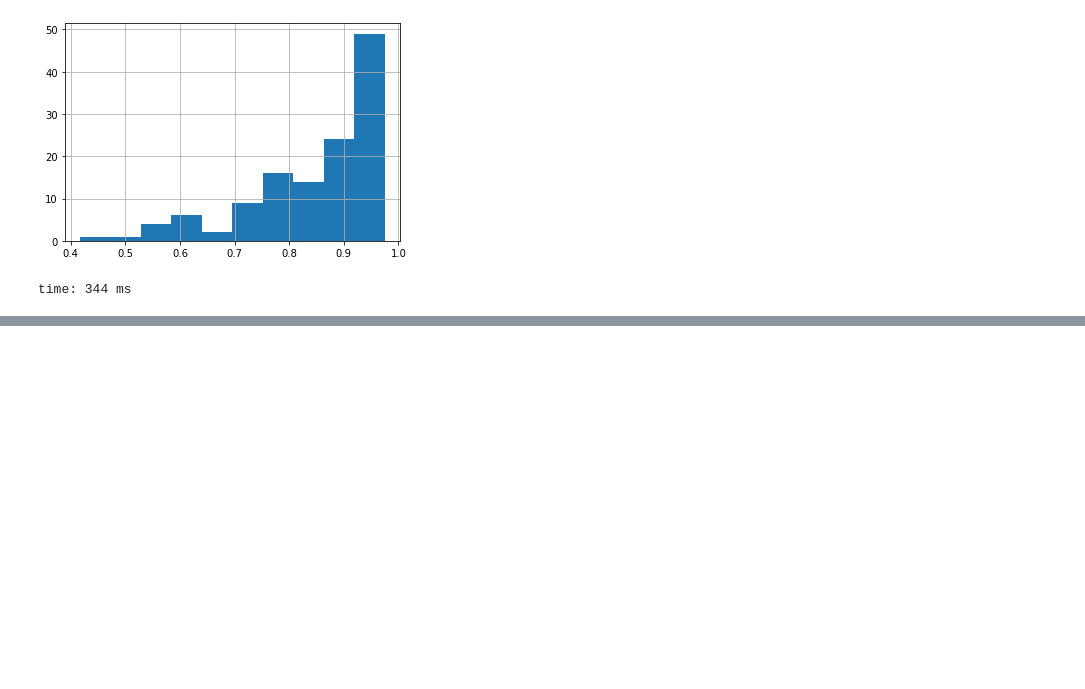
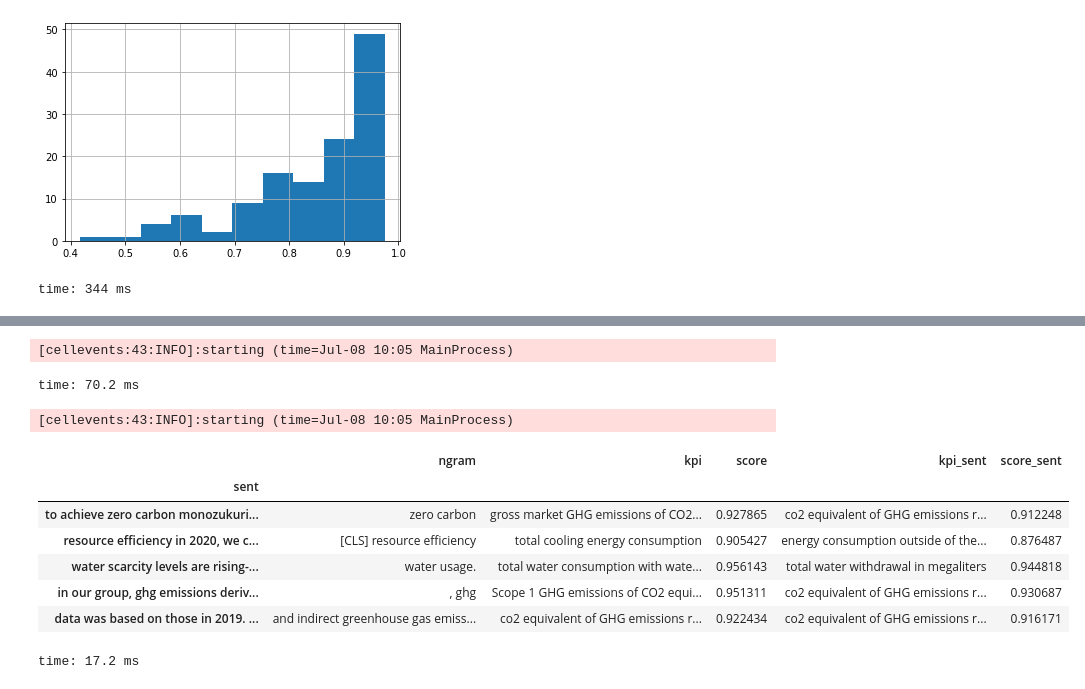
Before and after one commit to simonm3/sustainlab, a Jupyter notebook: src/model/60 embeddings.ipynb, the cells around one changed output, grey strips where cells are left out. Drawn from its saved outputs; the diff is of its cells as text; code cells hidden in the pictures; blank space fills up the shorter version.

```diff
--- a/src/model/60 embeddings.ipynb
+++ b/src/model/60 embeddings.ipynb
@@ -122 +99,20 @@ time: 16.2 ms
+# %%
+out = ngramdf.join(sentdf, rsuffix="_sent")[["ngram", "kpi", "score", "kpi_sent", "score_sent"]]
+out.to_excel("sent_ngram.xlsx")
+np.random.seed(0)
+# %% [output]
+[cellevents:43:INFO]:starting (time=Jul-08 10:05 MainProcess)
+time: 70.2 ms
+# %%
+out[out.score>.9].sample(5)
+# %% [output]
+[cellevents:43:INFO]:starting (time=Jul-08 10:05 MainProcess)
+|  | ngram | kpi | score | kpi_sent | score_sent |
+| sent |  |  |  |  |  |
+| to achieve zero carbon monozukuri... | zero carbon | gross market GHG emissions of CO2... | 0.927865 | co2 equivalent of GHG emissions r... | 0.912248 |
+| resource efficiency in 2020, we c... | [CLS] resource efficiency | total cooling energy consumption | 0.905427 | energy consumption outside of the... | 0.876487 |
+| water scarcity levels are rising-... | water usage. | total water consumption with wate... | 0.956143 | total water withdrawal in megaliters | 0.944818 |
+| in our group, ghg emissions deriv... | , ghg | Scope 1 GHG emissions of CO2 equi... | 0.951311 | co2 equivalent of GHG emissions r... | 0.930687 |
+| data was based on those in 2019. ... | and indirect greenhouse gas emiss... | co2 equivalent of GHG emissions r... | 0.922434 | co2 equivalent of GHG emissions r... | 0.916171 |
+time: 17.2 ms
 # %%
```
Also changed, not shown: parts of 5 cells of this notebook, 2 other files.
